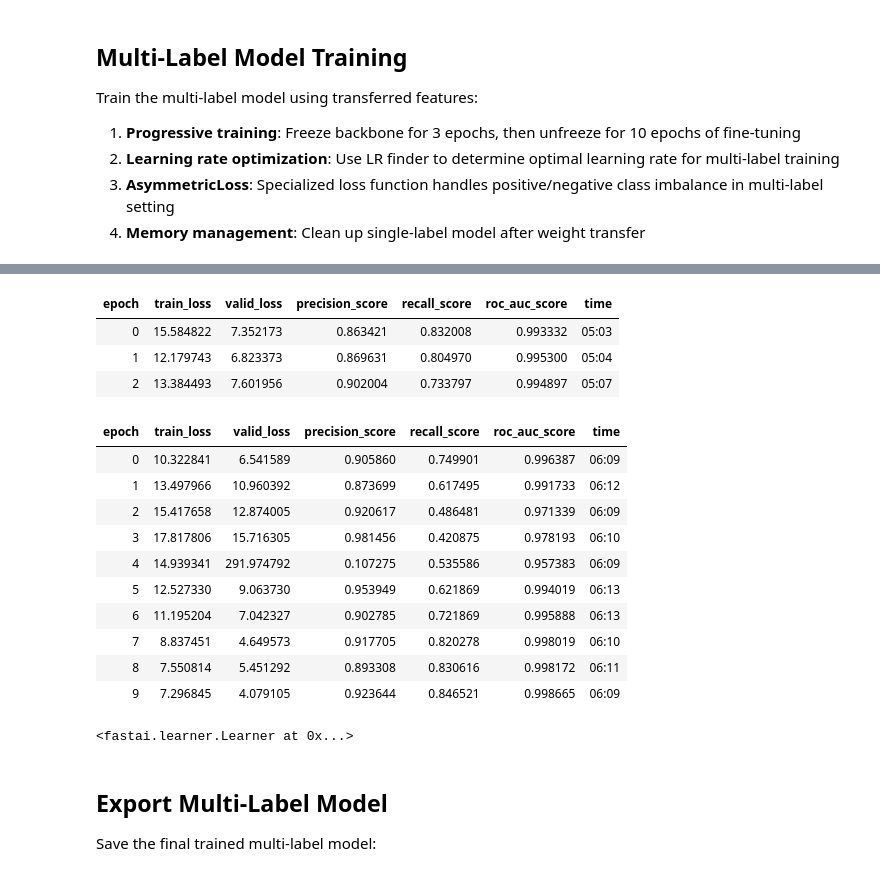
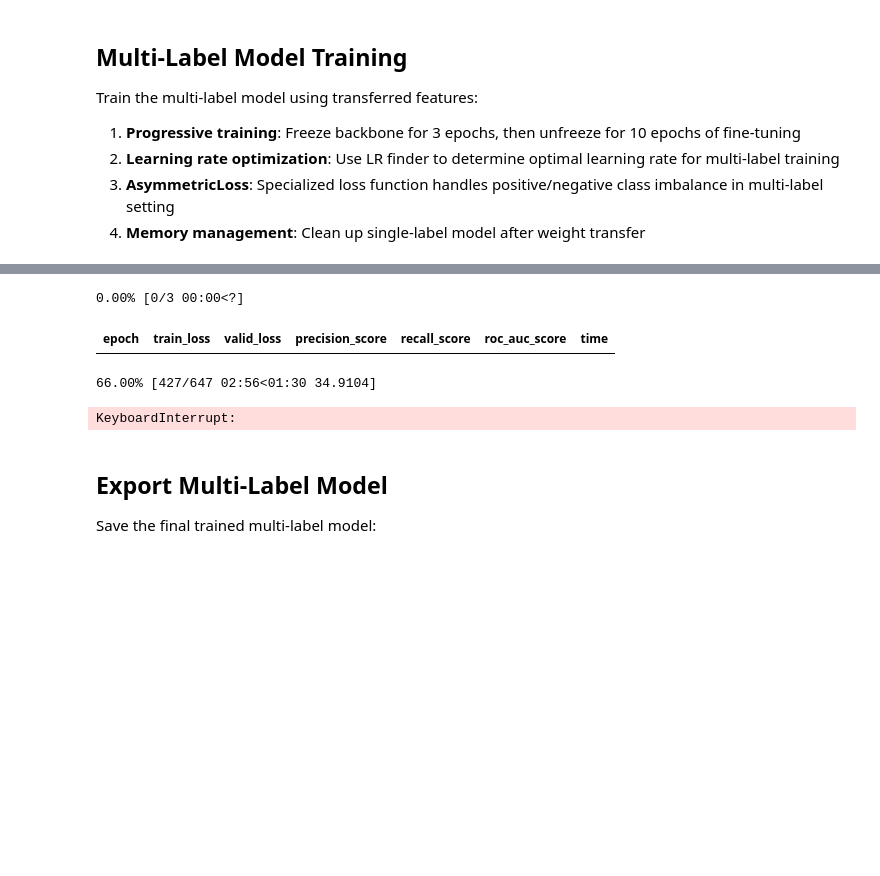
Before and after one commit to de-Medeiros-insect-lab/Cicindelinae_ID, a Jupyter notebook: Run_multilabel_fastai.ipynb, the cells around one changed output, grey strips where cells are left out. Cells and saved outputs as stored; diff of their text form; code cells hidden in the pictures; blank space fills up the shorter version.

```diff
--- a/Run_multilabel_fastai.ipynb
+++ b/Run_multilabel_fastai.ipynb
@@ -563,26 +562,14 @@ base_lr = learn_ml.lr_find()
 # %%
 # Fine-tune the model
-learn_ml.fine_tune(epochs=10, freeze_epochs=3, base_lr=base_lr.valley)
+learn_ml.fine_tune(epochs=30, freeze_epochs=3, base_lr=base_lr.valley)
 
 # After training, detach from parallel mode for inference
 learn_ml.detach_parallel()
 # %% [output]
+0.00% [0/3 00:00<?]
 | epoch | train_loss | valid_loss | precision_score | recall_score | roc_auc_score | time |
-| 0 | 15.584822 | 7.352173 | 0.863421 | 0.832008 | 0.993332 | 05:03 |
-| 1 | 12.179743 | 6.823373 | 0.869631 | 0.804970 | 0.995300 | 05:04 |
-| 2 | 13.384493 | 7.601956 | 0.902004 | 0.733797 | 0.994897 | 05:07 |
-| epoch | train_loss | valid_loss | precision_score | recall_score | roc_auc_score | time |
-| 0 | 10.322841 | 6.541589 | 0.905860 | 0.749901 | 0.996387 | 06:09 |
-| 1 | 13.497966 | 10.960392 | 0.873699 | 0.617495 | 0.991733 | 06:12 |
-| 2 | 15.417658 | 12.874005 | 0.920617 | 0.486481 | 0.971339 | 06:09 |
-| 3 | 17.817806 | 15.716305 | 0.981456 | 0.420875 | 0.978193 | 06:10 |
-| 4 | 14.939341 | 291.974792 | 0.107275 | 0.535586 | 0.957383 | 06:09 |
-| 5 | 12.527330 | 9.063730 | 0.953949 | 0.621869 | 0.994019 | 06:13 |
-| 6 | 11.195204 | 7.042327 | 0.902785 | 0.721869 | 0.995888 | 06:13 |
-| 7 | 8.837451 | 4.649573 | 0.917705 | 0.820278 | 0.998019 | 06:10 |
-| 8 | 7.550814 | 5.451292 | 0.893308 | 0.830616 | 0.998172 | 06:11 |
-| 9 | 7.296845 | 4.079105 | 0.923644 | 0.846521 | 0.998665 | 06:09 |
-<fastai.learner.Learner at 0x...>
+66.00% [427/647 02:56<01:30 34.9104]
+KeyboardInterrupt:
 # %% [markdown]
 ## Export Multi-Label Model
 
```
Also changed, not shown: parts of 7 cells of this notebook, 1 other file.
